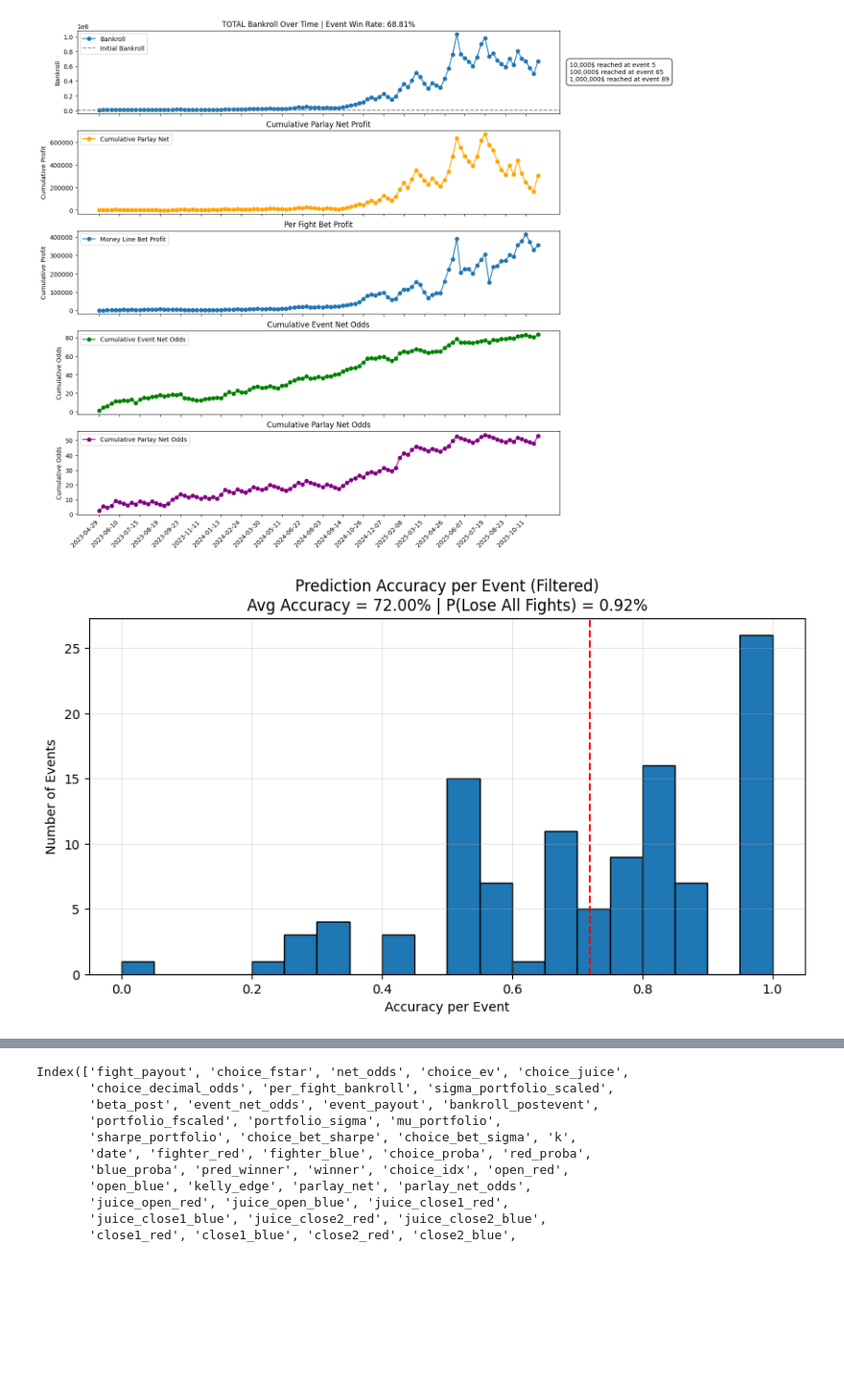
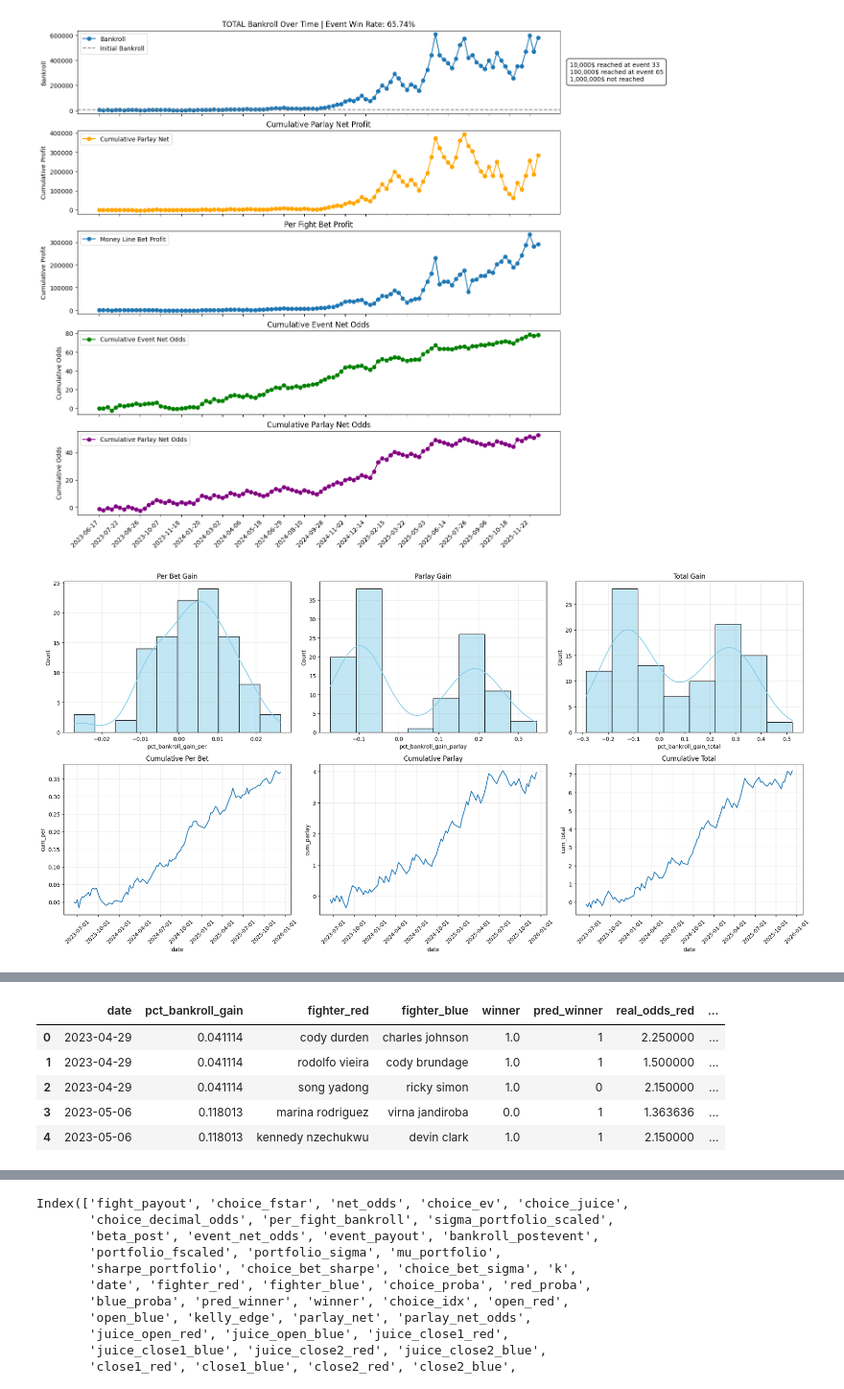
Before and after one commit to jcmarkowicz/sports_betting, a Jupyter notebook: winnigs_calcs/betting_sim.ipynb, the cells around one changed output, grey strips where cells are left out. Shown at 96% size. Saved outputs shown, nothing was run; the diff lists cells and outputs as text; code cells hidden in the pictures; blank space fills up the shorter version.

```diff
--- a/winnigs_calcs/betting_sim.ipynb
+++ b/winnigs_calcs/betting_sim.ipynb
@@ -19,6 +19,8 @@ df_test_open = pd.read_csv(r'C:\Users\jcmar\my_files\SportsBetting\data\test_log
 df_test_close = pd.read_csv(r'C:\Users\jcmar\my_files\SportsBetting\data\test_logit_close.csv')
 
 df_history = pd.read_csv(r'C:\Users\jcmar\my_files\SportsBetting\data\train_results_lr.csv')
+df_tcp_close = pd.read_csv(r'C:\Users\jcmar\my_files\SportsBetting\data\close_cp.csv')
+df_tcp_open = pd.read_csv(r'C:\Users\jcmar\my_files\SportsBetting\data\open_cp.csv')
 # %%
 # def build_validation(df_results, size=.5):
 #     df_val = df_results.iloc[:int(len(df_results)*(size))].reset_index(drop=True)
@@ -1039,34 +1184,59 @@ df_test_open[['date', 'Date']].tail()
+# %%
+# df_tcp_open["prob_conf_red"] = (
+#     df_tcp_open["p_red_model"] ** (1 / df_tcp_open["p_red"])
+# )
+
+# df_tcp_open["prob_conf_blue"] = (
+#     df_tcp_open["p_blue_model"] ** (1 / df_tcp_open["p_blue"])
+# )
+
+# total = df_tcp_open["prob_conf_red"] + df_tcp_open["prob_conf_blue"]
+
+
+raw_red  = df_tcp_open["p_red_model"]  * df_tcp_open["p_red"]
+raw_blue = df_tcp_open["p_blue_model"] * df_tcp_open["p_blue"]
+total = raw_red + raw_blue
+df_test_open["prob_conf_red"]  = raw_red  / total
+df_test_open["prob_conf_blue"] = raw_blue / total
+
+
+# df_tcp_open["prob_conf_red"]  /= total
+# df_tcp_open["prob_conf_blue"] /= total
+
+# df_test_open['prob_red_conf'] = df_tcp_open["prob_conf_red"]
+# df_test_open['prob_blue_conf'] = df_tcp_open["prob_conf_blue"]
 # %%
 prob_cols = ['proba_blue', 'proba_red']
 fair_decimal_odds = ['dec_fair_open_blue', 'dec_fair_open_red']  # your decimal odds columns
 real_decimal_odds = ['dec_open_blue', 'dec_open_red']
 # df_final = pd.read_csv(r'C:\Users\jcmar\my_files\SportsBetting\data\test_results_lr.csv')
+
 df_kelly, df_parlay = simulate_kelly(
     None,
     df_test_open,
     prob_cols=prob_cols,
     fair_decimal_cols=fair_decimal_odds,
     real_decimal_cols=real_decimal_odds,
     pred_winner_col='pred_winner',
     date_col='date',
     init_bankroll=5000,
     bankroll_floor=100,
     portfolio_scaling=False,
     adaptive_scaling=True,
     max_drawdown=.15,
-    N=5000,
+    N=2000,
     preds_history_dict=preds_results_dict,#preds_results_dict
     kelly_pred_history=False,
     calc_parlay=True,
     fighter_history=True,
     test_nn=False
 )
 
-plot_event_win_pcts(df_kelly)
+plot_bankroll_distributions(df_kelly)
 plot_event_odds_stats(df_kelly)
-df_kelly.to_csv(r'C:\Users\jcmar\my_files\SportsBetting\data\results_data\kelly1.csv')
-df_kelly.to_csv(r'C:\Users\jcmar\my_files\SportsBetting\streamlit\data\kelly1.csv')
+df_kelly.to_csv(r'C:\Users\jcmar\my_files\SportsBetting\data\results_data\kelly_open.csv')
+df_kelly.to_csv(r'C:\Users\jcmar\my_files\SportsBetting\streamlit\data\kelly_open.csv')
 df_parlay.to_csv(r'C:\Users\jcmar\my_files\SportsBetting\streamlit\data\parlay_open.csv')
 # %% [output]
-[figure, old version]
+[figure, new version]
-[figure, old version]
+[figure, new version]
@@ -1091,3 +1244,12 @@ sum_fstar                0.931735   1.000000
+# %%
+df_kelly.head()[['date','pct_bankroll_gain','fighter_red', 'fighter_blue', 'winner', 'pred_winner', 'real_odds_red', 'real_odds_blue', 'fight_payout','choice_fstar', 'fstar_net', 'kelly_edge','k', 'net_odds', 'choice_ev', 'red_proba', 'blue_proba',  'choice_ev']]
+# %% [output]
+|  | date | pct_bankroll_gain | fighter_red | fighter_blue | winner | pred_winner | real_odds_red | ... |
+| 0 | 2023-04-29 | 0.041114 | cody durden | charles johnson | 1.0 | 1 | 2.250000 | ... |
+| 1 | 2023-04-29 | 0.041114 | rodolfo vieira | cody brundage | 1.0 | 1 | 1.500000 | ... |
+| 2 | 2023-04-29 | 0.041114 | song yadong | ricky simon | 1.0 | 0 | 2.150000 | ... |
+| 3 | 2023-05-06 | 0.118013 | marina rodriguez | virna jandiroba | 0.0 | 1 | 1.363636 | ... |
+| 4 | 2023-05-06 | 0.118013 | kennedy nzechukwu | devin clark | 1.0 | 1 | 2.150000 | ... |
 # %%
 
 x_vars = ['mu_portfolio', 'sharpe_portfolio', 'portfolio_sigma']
```
Also changed, not shown: parts of 26 cells of this notebook, 37 other files.
